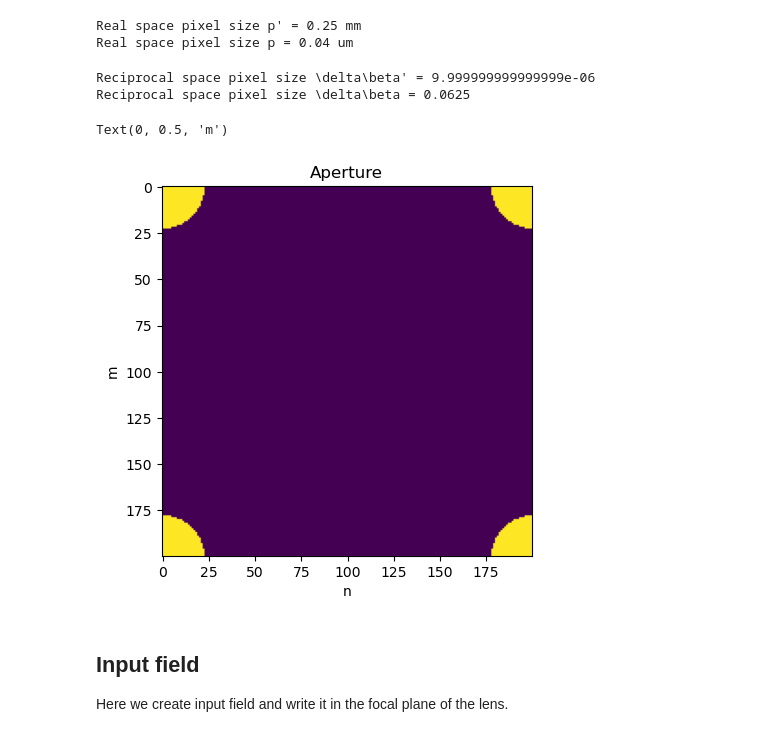
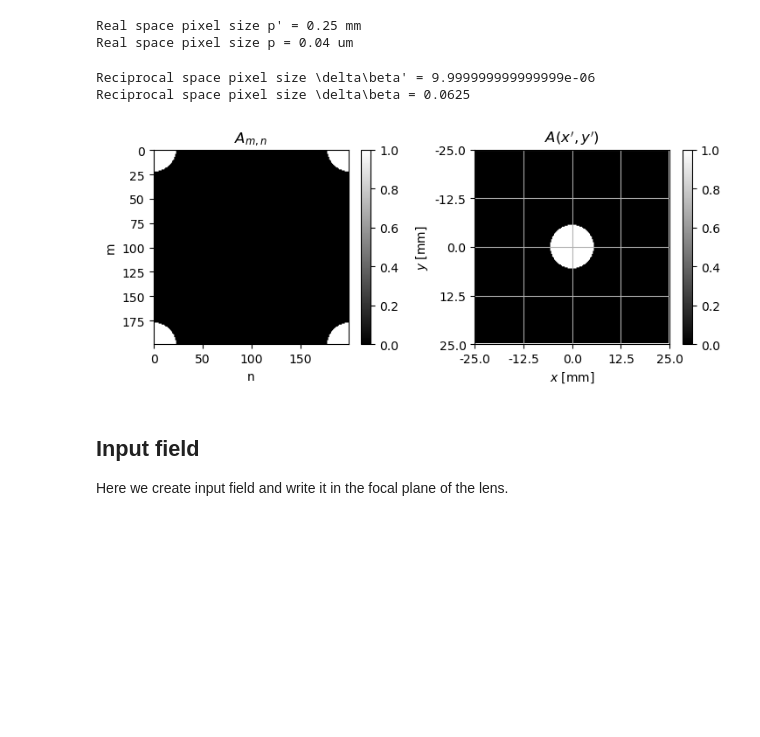
Before and after one commit to andrej5elin/focused_beam, a Jupyter notebook: content/focused_scalar_beam.ipynb, the cells around one changed output. Saved outputs shown, nothing was run; the diff lists cells and outputs as text; code cells hidden in the pictures; blank space fills up the shorter version.

Commit message:
update focused_scalar_beam

```diff
--- a/content/focused_scalar_beam.ipynb
+++ b/content/focused_scalar_beam.ipynb
@@ -71,8 +77,6 @@ PLOT_COORDINATES = False
 # %%
 # internal parameters
 
-#: whether to save plots
-SAVE_FIG = False
 #: whether to bypass user settings and force normal incidence with modified waist and resolution (to construct plots for the article)
 NORMAL_INCIDENCE = False
 
@@ -82,7 +86,7 @@ if NORMAL_INCIDENCE:
     X0 = 0
     Y0 = 0
     Z0 = 0
-    IMAGE_PLANE_PIXEL_SIZE/=2
+    #IMAGE_PLANE_PIXEL_SIZE/=2
 else:
     INCIDENCE = "offaxis"
 
@@ -116,6 +120,15 @@ Z = np.linspace(-IMAGE_PLANE_SIZE/2,IMAGE_PLANE_SIZE/2,N)
 #:
 ZINDEX = int(N*0.55)
 
+def SI_E_field(field):
+    return E0 * field
+
+def SI_H_field(field):
+    return E0 * field / IMPEDANCE
+
+def SI_intensity(intensity):
+    return I0 * intensity
+
 def print_lens_parameters():
     print("Lens transform parameters")
     print("-------------------------")
@@ -130,7 +143,7 @@ def print_beam_parameters():
     print(f"Wavelength : {WAVELENGTH*10**9} nm" )
     print(f"Beam waist size: {WAIST*1000} mm")
     print(f"Beam Rayleigh length: {ZR} m")
-    print(f"Beam center intesnity: {INTENSITY} = {I0*INTENSITY*1000} mW")
+    print(f"Beam center intesnity: {INTENSITY} = {SI_intensity(INTENSITY)*1000} mW")
     print(f"Beam center: {(X0*1000,Y0*1000, Z0*1000)} mm")
     print(f"Focal plane z: ", expected_focal_z()*1000000, "um")
 
@@ -256,43 +269,85 @@ if SMOOTH_APERTURE == True:
 else:
     aperture = np.logical_not(aperture_mask)
 
+UNITS_LABELS = {"m" : " [m]", "mm" : " [mm]", "um" : r" [$\mu$m]"}
+
+def set_ticks(ax, size = (FOURIER_PLANE_SIZE,FOURIER_PLANE_SIZE), shape = SHAPE, nticks = (5,5), units = "mm", ylabel = "$y$",xlabel = "$x$"):
+
+    if units == "mm":
+        size = size[0]*1000, size[1]*1000
+
+    elif units == "um":
+        size = size[0]*1000000, size[1]*1000000
+
+    elif units != "m":
+        raise ValueError("unsupported units")
+
+    xt = np.linspace(-0.5, 2*(shape[1]//2)+0.5, nticks[1])
+    xl = np.linspace(-size[1]/2,size[1]/2,nticks[1])
+    xl = [f"{x:.1f}" for x in xl]
+
+    yt = np.linspace(-0.5, 2*(shape[0]//2)+0.5, nticks[0])
+    yl = np.linspace(-size[0]/2,size[0]/2, nticks[0])
+    yl = [f"{x:.1f}" for x in yl]
+
+    ax.set_xticks(xt)
+    ax.set_yticks(yt)
+    ax.set_xticklabels(xl)
+    ax.set_yticklabels(yl)
+
+    if ylabel:
+        ax.set_ylabel(ylabel + UNITS_LABELS[units])
+
+    if xlabel:
+        ax.set_xlabel(xlabel + UNITS_LABELS[units])
+    ax.grid()
+
+
 if PLOT_COORDINATES:
     fig,axes = plt.subplots(1,2, figsize = FIGSIZE12)
     im = axes[0].imshow(betaxmat_prime)
     axes[0].set_title(r"$\beta_x'$")
     axes[0].set_xlabel("n")
     axes[0].set_ylabel("m")
     plt.colorbar(im)
     im = axes[1].imshow(betaymat_prime)
     plt.colorbar(im)
     axes[1].set_title(r"$\beta_y'$")
     axes[1].set_xlabel("n")
     axes[1].set_ylabel("m")
     plt.tight_layout()
 
     fig,axes = plt.subplots(1,2, figsize = FIGSIZE12)
     im = axes[0].imshow(betaxmat)
     axes[0].set_title(r"$\beta_x$")
     axes[0].set_xlabel("n")
     axes[0].set_ylabel("m")
     plt.colorbar(im)
     im = axes[1].imshow(betaymat)
     plt.colorbar(im)
     axes[1].set_title(r"$\beta_y$")
     axes[1].set_xlabel("n")
     axes[1].set_ylabel("m")
     plt.tight_layout()
 
-plt.figure()
-plt.imshow(aperture)
-plt.title("Aperture")
-plt.xlabel("n")
-plt.ylabel("m")
+fig,axes = plt.subplots(1,2, figsize = FIGSIZE12)
+im = axes[0].imshow(aperture, cmap = "gray")
+axes[0].set_title(r"$A_{m,n}$")
+axes[0].set_xlabel("n")
+axes[0].set_ylabel("m")
+plt.colorbar(im)
+im = axes[1].imshow(np.fft.fftshift(aperture), cmap = "gray")
+plt.colorbar(im)
+axes[1].set_title(r"$A(x',y')$")
+axes[1].set_xlabel("n")
+axes[1].set_ylabel("m")
+plt.tight_layout()
+
+set_ticks(axes[1], units = r"mm")
 # %% [output]
 Reciprocal space pixel size \delta\beta' = 9.999999999999999e-06
 Reciprocal space pixel size \delta\beta = 0.0625
-Text(0, 0.5, 'm')
-[figure, old version]
+[figure, new version]
 # %%
 # Construct matrices
 
```
Also changed, not shown: parts of 10 cells of this notebook, 1 other file.
